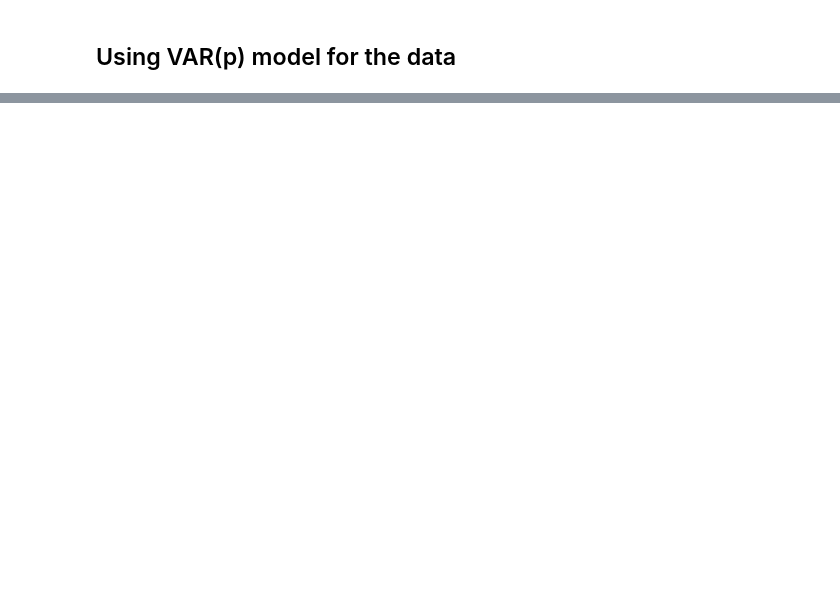
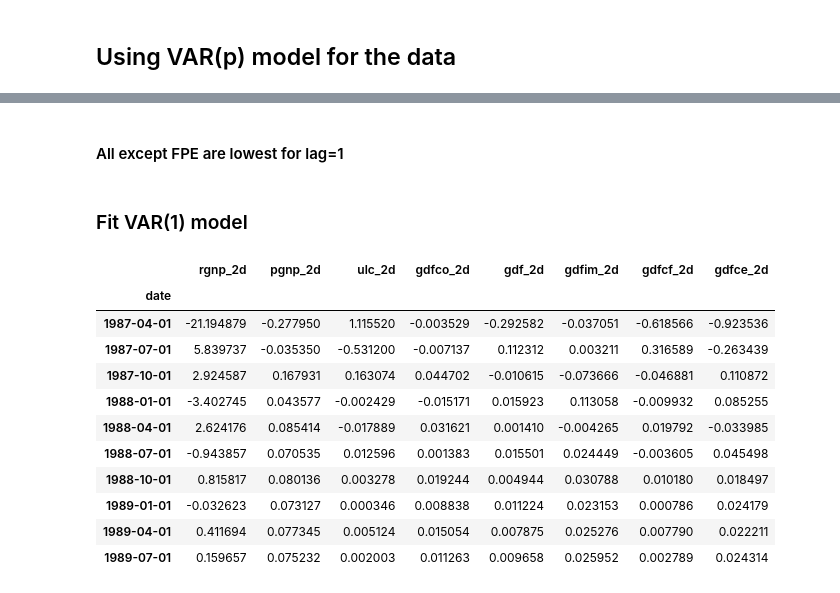
Before and after one commit to aryeko/DeepLearning-TAU, a Jupyter notebook: Ex2/Ex2 - Q2 - GNP data.ipynb, the cells around one changed output, grey strips where cells are left out. Cells and saved outputs as stored; diff of their text form; code cells hidden in the pictures; blank space fills up the shorter version.

```diff
--- a/Ex2/Ex2 - Q2 - GNP data.ipynb
+++ b/Ex2/Ex2 - Q2 - GNP data.ipynb
@@ -110,0 +230,6 @@ pyplot.plot(actual, color='red')
+# %%
+from statsmodels.tsa.api import VAR
+
+model = VAR(df_differenced)
+x = model.select_order(maxlags=4)
+x.summary()
@@ -110,0 +244,4 @@ pyplot.plot(actual, color='red')
+# %% [markdown]
+#### All except FPE are lowest for lag=1
+# %% [markdown]
+### Fit VAR(1) model
@@ -110,0 +251,24 @@ pyplot.plot(actual, color='red')
+# %%
+# Get the lag order
+lag_order = model_fitted.k_ar
+# print(lag_order)  #> 1
+
+# Input data for forecasting
+forecast_input = df_differenced.values[-lag_order:]
+# Forecast
+fc = model_fitted.forecast(y=forecast_input, steps=test_samples)
+df_forecast = pd.DataFrame(fc, index=test_df.index[0:], columns=test_df.columns + '_2d')
+df_forecast
+# %% [output]
+|  | rgnp_2d | pgnp_2d | ulc_2d | gdfco_2d | gdf_2d | gdfim_2d | gdfcf_2d | gdfce_2d |
+| date |  |  |  |  |  |  |  |  |
+| 1987-04-01 | -21.194879 | -0.277950 | 1.115520 | -0.003529 | -0.292582 | -0.037051 | -0.618566 | -0.923536 |
+| 1987-07-01 | 5.839737 | -0.035350 | -0.531200 | -0.007137 | 0.112312 | 0.003211 | 0.316589 | -0.263439 |
+| 1987-10-01 | 2.924587 | 0.167931 | 0.163074 | 0.044702 | -0.010615 | -0.073666 | -0.046881 | 0.110872 |
+| 1988-01-01 | -3.402745 | 0.043577 | -0.002429 | -0.015171 | 0.015923 | 0.113058 | -0.009932 | 0.085255 |
+| 1988-04-01 | 2.624176 | 0.085414 | -0.017889 | 0.031621 | 0.001410 | -0.004265 | 0.019792 | -0.033985 |
+| 1988-07-01 | -0.943857 | 0.070535 | 0.012596 | 0.001383 | 0.015501 | 0.024449 | -0.003605 | 0.045498 |
+| 1988-10-01 | 0.815817 | 0.080136 | 0.003278 | 0.019244 | 0.004944 | 0.030788 | 0.010180 | 0.018497 |
+| 1989-01-01 | -0.032623 | 0.073127 | 0.000346 | 0.008838 | 0.011224 | 0.023153 | 0.000786 | 0.024179 |
+| 1989-04-01 | 0.411694 | 0.077345 | 0.005124 | 0.015054 | 0.007875 | 0.025276 | 0.007790 | 0.022211 |
+| 1989-07-01 | 0.159657 | 0.075232 | 0.002003 | 0.011263 | 0.009658 | 0.025952 | 0.002789 | 0.024314 |
```
Also changed, not shown: parts of 15 cells of this notebook.
